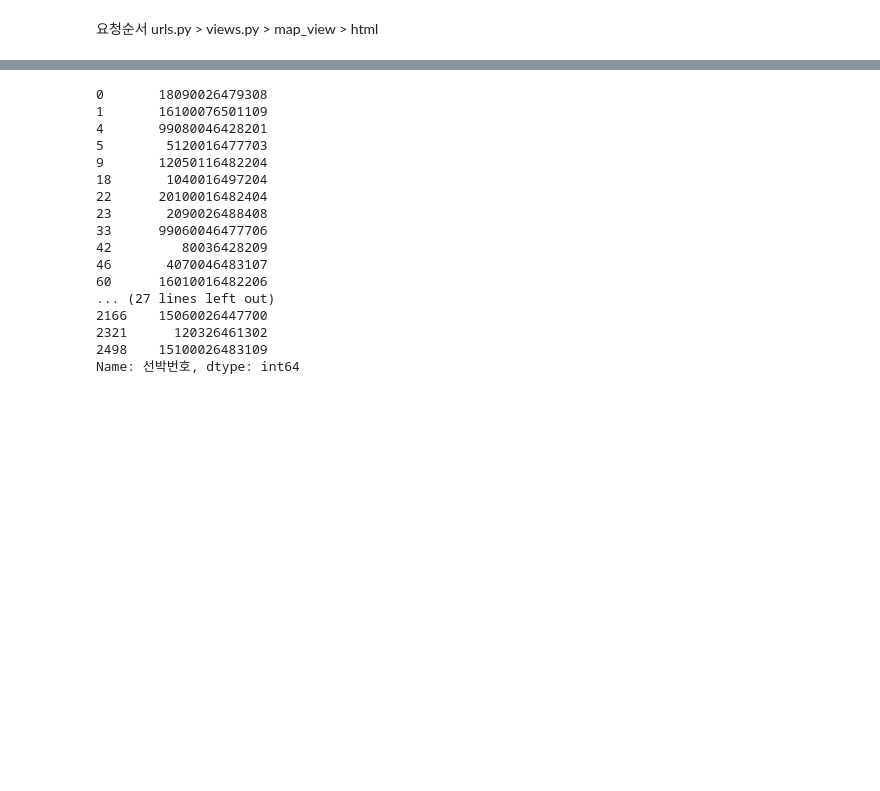
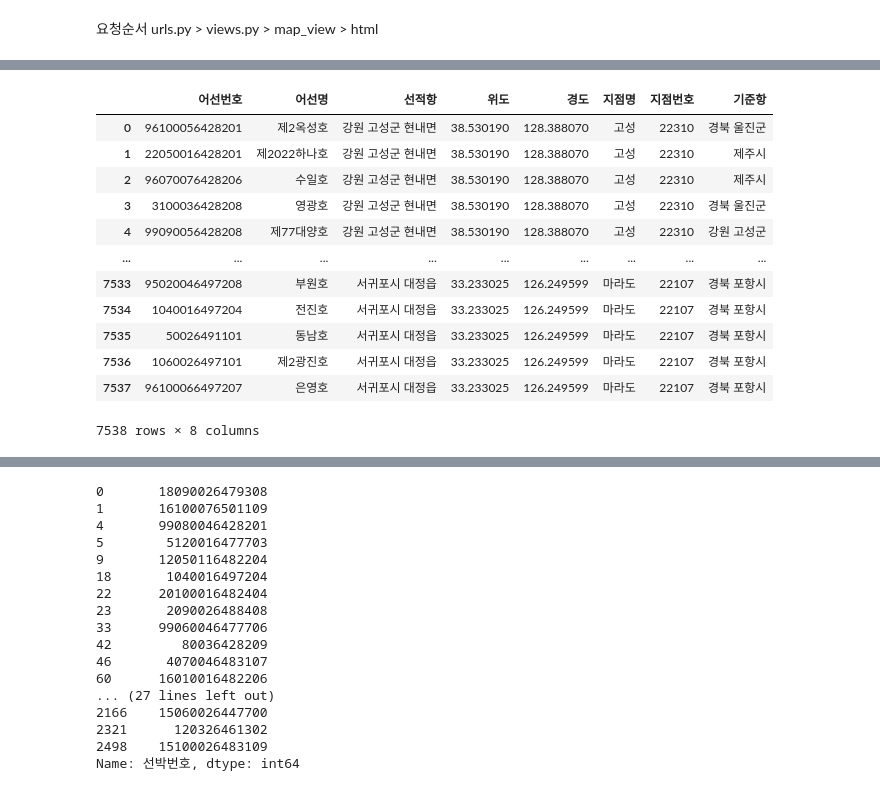
Before and after one commit to chjomoon/fishery_data, a Jupyter notebook: web_pjt/web_app/map_view/03_지도시각화v2.ipynb, the cells around one changed output, grey strips where cells are left out. Saved outputs shown, nothing was run; the diff lists cells and outputs as text; code cells hidden in the pictures; blank space fills up the shorter version.

```diff
--- a/web_pjt/web_app/map_view/03_지도시각화v2.ipynb
+++ b/web_pjt/web_app/map_view/03_지도시각화v2.ipynb
@@ -50,0 +97,8 @@ memory usage: 203.9+ KB
+# %%
+
+f_df['기준항'] = f_df['기준항'].replace({
+    '충청남도 보령시': '충남 보령시',
+    '충청남도 서천군': '충남 서천군',
+    '충청남도 서산시': '충남 서산시'
+})
+f_df['기준항'].value_counts()
@@ -51,3 +212,24 @@ memory usage: 203.9+ KB
+# %%
+f_df.loc[f_df['기준항'] == '경남 거제시 일운면','기준항'] = '경남 거제시'
+# %%
+most_common = f_df['기준항'].mode()[0]
+f_df['기준항'].fillna(most_common, inplace=True)
+# %%
+f_df
+# %% [output]
+|  | 어선번호 | 어선명 | 선적항 | 위도 | 경도 | 지점명 | 지점번호 | 기준항 |
+| 0 | 96100056428201 | 제2옥성호 | 강원 고성군 현내면 | 38.530190 | 128.388070 | 고성 | 22310 | 경북 울진군 |
+| 1 | 22050016428201 | 제2022하나호 | 강원 고성군 현내면 | 38.530190 | 128.388070 | 고성 | 22310 | 제주시 |
+| 2 | 96070076428206 | 수일호 | 강원 고성군 현내면 | 38.530190 | 128.388070 | 고성 | 22310 | 제주시 |
+| 3 | 3100036428208 | 영광호 | 강원 고성군 현내면 | 38.530190 | 128.388070 | 고성 | 22310 | 경북 울진군 |
+| 4 | 99090056428208 | 제77대양호 | 강원 고성군 현내면 | 38.530190 | 128.388070 | 고성 | 22310 | 강원 고성군 |
+| ... | ... | ... | ... | ... | ... | ... | ... | ... |
+| 7533 | 95020046497208 | 부원호 | 서귀포시 대정읍 | 33.233025 | 126.249599 | 마라도 | 22107 | 경북 포항시 |
+| 7534 | 1040016497204 | 전진호 | 서귀포시 대정읍 | 33.233025 | 126.249599 | 마라도 | 22107 | 경북 포항시 |
+| 7535 | 50026491101 | 동남호 | 서귀포시 대정읍 | 33.233025 | 126.249599 | 마라도 | 22107 | 경북 포항시 |
+| 7536 | 1060026497101 | 제2광진호 | 서귀포시 대정읍 | 33.233025 | 126.249599 | 마라도 | 22107 | 경북 포항시 |
+| 7537 | 96100066497207 | 은영호 | 서귀포시 대정읍 | 33.233025 | 126.249599 | 마라도 | 22107 | 경북 포항시 |
+7538 rows × 8 columns
 # %%
 fish_df = pd.read_csv('./files/vessel_info.csv')
 fish_df
```
Also changed, not shown: parts of 15 cells of this notebook, 11 other files.
